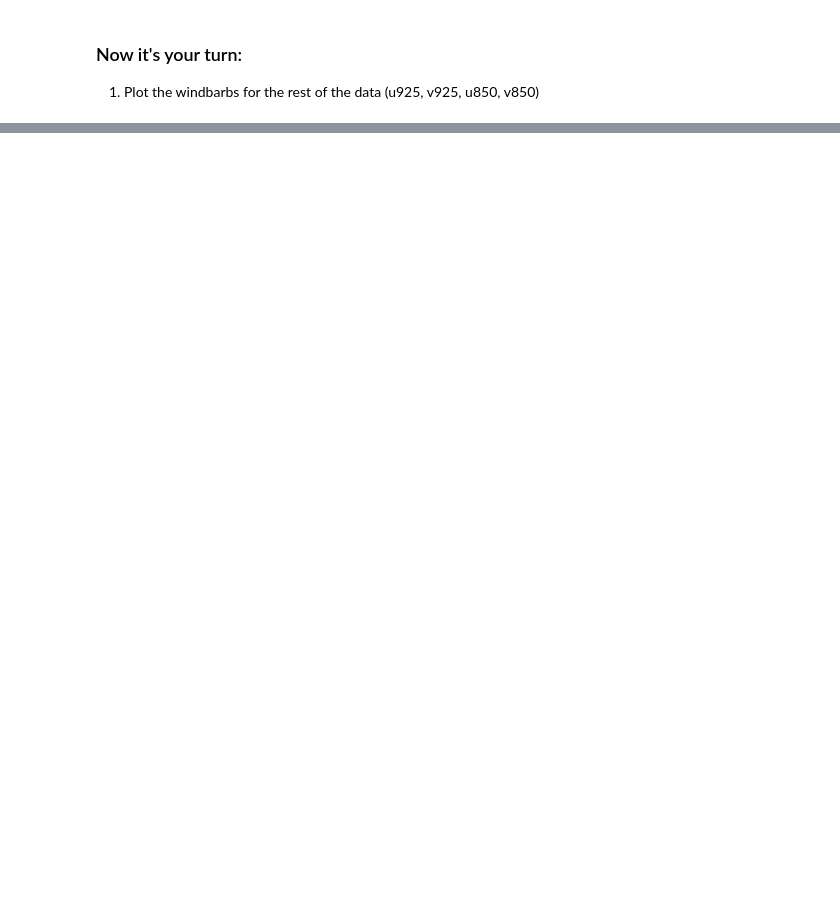
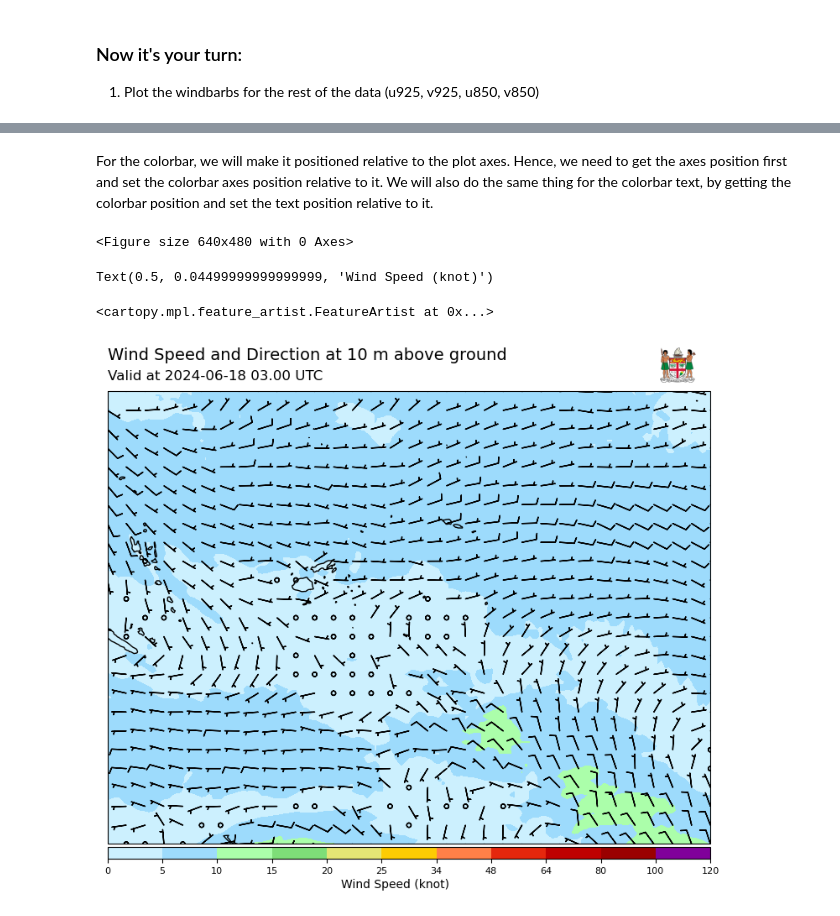
Before and after one commit to achmadrifani/fiji-training-2024, a Jupyter notebook: notebooks/day_07/02_Plotting_wind_barb.ipynb, the cells around one changed output, grey strips where cells are left out. Drawn from its saved outputs; the diff is of its cells as text; code cells hidden in the pictures; blank space fills up the shorter version.

```diff
--- a/notebooks/day_07/02_Plotting_wind_barb.ipynb
+++ b/notebooks/day_07/02_Plotting_wind_barb.ipynb
@@ -222,0 +237,64 @@ ax.contourf(lon,lat, ws10, transform=ccrs.PlateCarree(), zorder=1)
+# %%
+# Define the color list and levels for the contour plot
+colorlist = ["#eff8fd", "#ccf0fe", "#9cdbfc", "#acffa7", "#7ede78", "#e6e675", "#fecb00", "#ff7d4b", "#e5270d", "#be0000", "#990000", "#7f00a0", "#ff647f"]
+levels = [0, 5, 10, 15, 20, 25, 34, 48, 64, 80, 100, 120]
+# %%
+# Create a custom colormap and normalization
+cmap = mcolors.LinearSegmentedColormap.from_list("", colorlist)
+norm = mcolors.BoundaryNorm(levels, ncolors=cmap.N, extend='both')
+cmap.set_over(colorlist[-1])
+cmap.set_under(colorlist[0])
+# %% [markdown]
+For the colorbar, we will make it positioned relative to the plot axes. Hence, we need to get the axes position first and set the colorbar axes position relative to it. We will also do the same thing for the colorbar text, by getting the colorbar position and set the text position relative to it.
+# %%
+# add colorbar
+pos = ax.get_position() # get the original position
+cbaxes = fig.add_axes([pos.x0, pos.y0 - 0.025, pos.x1 - pos.x0, 0.02])  # colorbar axes position left,bottom,width,height
+plt.colorbar(plot, cax=cbaxes, orientation='horizontal', ticks=levels, extend="both", cmap=cmap)
+cbaxes.tick_params(labelsize=8)
+# %% [output]
+<Figure size 640x480 with 0 Axes>
+# %%
+# add colorbar text
+cbar_text = 'Wind Speed (knot)'
+cbpos = cbaxes.get_position()
+ax.text(x=0.5, y=cbpos.y0 - 0.04, s=cbar_text, size=10, ha="center", transform=fig.transFigure)
+# %% [output]
+Text(0.5, 0.04499999999999999, 'Wind Speed (knot)')
+# %%
+# Initiate figure and axes instance
+fig, ax = plt.subplots(1, 1, figsize=(13, 7), subplot_kw={'projection': ccrs.PlateCarree(central_longitude=185)})
+
+# Plot wind barbs
+ax.barbs(lon_sub, lat_sub, u10_sub.values, v10_sub.values, length=5, flip_barb= flip_barbs,transform=ccrs.PlateCarree(), zorder=2)
+
+# Plot wind speed in shaded plot
+plot = ax.contourf(lon,lat, ws10, levels=levels, cmap=cmap, norm=norm, transform=ccrs.PlateCarree(), zorder=1)
+
+# add colorbar
+pos = ax.get_position() # get the original position
+cbaxes = fig.add_axes([pos.x0, pos.y0 - 0.025, pos.x1 - pos.x0, 0.02])  # colorbar axes position left,bottom,width,height
+plt.colorbar(plot, cax=cbaxes, orientation='horizontal', ticks=levels, extend="both", cmap=cmap)
+cbaxes.tick_params(labelsize=8)
+
+# add colorbar text
+cbar_text = 'Wind Speed (knot)'
+cbpos = cbaxes.get_position()
+ax.text(x=0.5, y=cbpos.y0 - 0.05, s=cbar_text, size=10, ha="center", transform=fig.transFigure)
+
+title_text = 'Wind Speed and Direction at 10 m above ground'
+time_text = 'Valid at 2024-06-18 03.00 UTC'
+ax.set_title(title_text, x=pos.x0, y=pos.y1 + 0.054, pad=25, fontsize=14,ha="left", transform=fig.transFigure)
+ax.text(x=pos.x0, y=pos.y1 + 0.02, s=time_text,transform=fig.transFigure, size=12, ha="left")
+
+pos = ax.get_position()
+lgaxes = fig.add_axes([pos.x1 - 0.06, pos.y1 + 0.015, 0.06, 0.06], )  # l,b,w,h
+lgaxes.imshow(plt.imread("D:/Projects/fiji-training-2024/data/Coat_of_arms_of_Fiji.png"))
+lgaxes.axis("off")
+
+# Add coastlines and other features
+ax.coastlines()
+ax.add_feature(cfeature.BORDERS, linestyle=':')
+# %% [output]
+<cartopy.mpl.feature_artist.FeatureArtist at 0x...>
+[figure, added]
```
Also changed, not shown: parts of 9 cells of this notebook, 1 other file.
